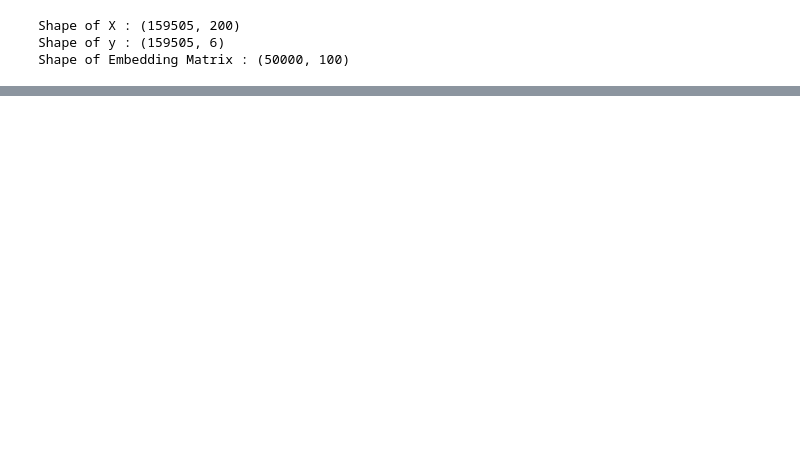
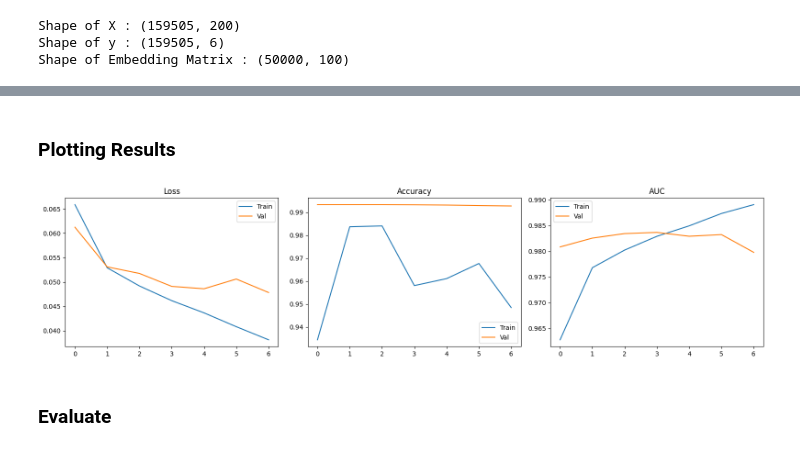
Before and after one commit to abhifg/Toxic_Comment_Classification, a Jupyter notebook: Notebook/model_training.ipynb, the cells around one changed output, grey strips where cells are left out. Saved outputs shown, nothing was run; the diff lists cells and outputs as text; code cells hidden in the pictures; blank space fills up the shorter version.

Commit message:
commit model training notebook

```diff
--- a/Notebook/model_training.ipynb
+++ b/Notebook/model_training.ipynb
@@ -46,0 +32,2 @@ All devices     : [PhysicalDevice(name='/physical_device:CPU:0', device_type='CP
+# %%
+x_train,x_val,y_train,y_val=train_test_split(X,y,test_size=0.2,random_state=42)
@@ -46,0 +94,9 @@ All devices     : [PhysicalDevice(name='/physical_device:CPU:0', device_type='CP
+# %%
+model.compile(
+    optimizer='adam',
+    loss='binary_crossentropy',
+    metrics=[
+        'accuracy',
+        tf.keras.metrics.AUC(name='auc')
+    ]
+)
@@ -46,0 +120,10 @@ All devices     : [PhysicalDevice(name='/physical_device:CPU:0', device_type='CP
+# %%
+history=model.fit(
+    x_train,y_train,
+    epochs=10,
+    batch_size=32,
+    validation_data=(x_val,y_val),
+    sample_weight=sample_weights,
+    callbacks=callbacks,
+    verbose=1
+)
@@ -46,0 +148,30 @@ All devices     : [PhysicalDevice(name='/physical_device:CPU:0', device_type='CP
+# %% [markdown]
+### **Plotting Results**
+# %%
+def plot_history(history):
+    fig, axes = plt.subplots(1, 3, figsize=(16, 4))
+
+    axes[0].plot(history.history['loss'], label='Train')
+    axes[0].plot(history.history['val_loss'], label='Val')
+    axes[0].set_title('Loss')
+    axes[0].legend()
+
+    axes[1].plot(history.history['accuracy'], label='Train')
+    axes[1].plot(history.history['val_accuracy'], label='Val')
+    axes[1].set_title('Accuracy')
+    axes[1].legend()
+
+    axes[2].plot(history.history['auc'], label='Train')
+    axes[2].plot(history.history['val_auc'], label='Val')
+    axes[2].set_title('AUC')
+    axes[2].legend()
+
+    plt.tight_layout()
+    plt.savefig('training_history.png')
+    plt.show()
+
+plot_history(history)
+# %% [output]
+[figure, added]
+# %% [markdown]
+### **Evaluate**
```
Also changed, not shown: parts of 12 cells of this notebook.
